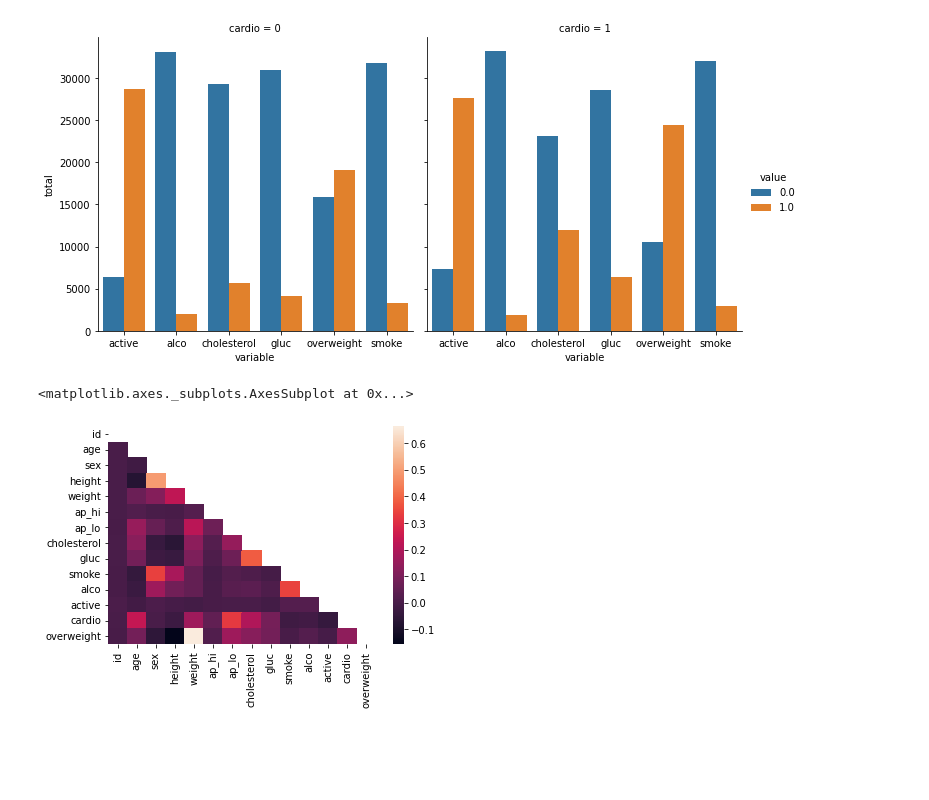
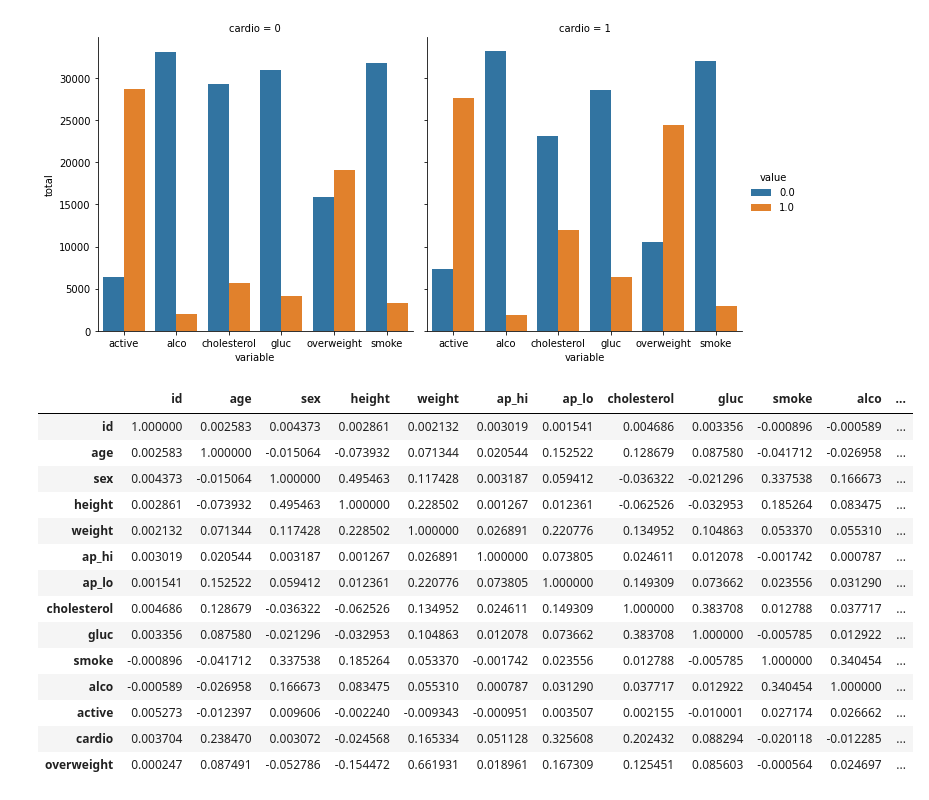
Before and after one commit to Batman2002/boilerplate-demographic-data-analyzer-2, a Jupyter notebook: boilerplate_medical_data_visualizer.ipynb, the cells around one changed output. Drawn from its saved outputs; the diff is of its cells as text; code cells hidden in the pictures; blank space fills up the shorter version.

```diff
--- a/boilerplate_medical_data_visualizer.ipynb
+++ b/boilerplate_medical_data_visualizer.ipynb
@@ -68,33 +68,50 @@ df2=pd.read_csv("medical_examination.csv")
 df3=pd.read_csv("medical_examination.csv")
 df4=pd.read_csv("medical_examination.csv")
 df3.loc[df3["cholesterol"]==1]=0
 df3.loc[df3["cholesterol"]>1]=1
 df4.loc[df4["gluc"]==1]=0
 df4.loc[df4["gluc"]>1]=1
 df["overweight"]=(df["weight"]/((df["height"]/100)**2))
 df.loc[df["overweight"]<=25]=0
 df.loc[df["overweight"]>25]=1
 df2["overweight"]=df["overweight"]
 df2["cholesterol"]=df3["cholesterol"]
 df2["gluc"]=df4["gluc"]
 s=(df2['ap_lo'] >= df2['ap_hi'])
 d=df2.loc[s]
 df2.drop(d.index,inplace=True)
 c=(df2['height'] <= df2['height'].quantile(0.025))
 a=(df2['height'] >= df2['height'].quantile(0.975))
 b=df2.loc[a]
 d=df2.loc[c]
 df2.drop(b.index,inplace=True)
 df2.drop(d.index,inplace=True)
 g=(df2['weight'] <= df2['weight'].quantile(0.025))
 f=(df2['weight'] >= df2['weight'].quantile(0.975))
 j=df2.loc[f]
 k=df2.loc[g]
 df2.drop(j.index,inplace=True)
 df2.drop(k.index,inplace=True)
 df2=df2.corr()
 mask = np.triu(np.ones_like(df2))
-sns.heatmap(df2,mask=mask)
+# df2=df2.round(decimals=2)
+# df2=df2.round(decimals=1)
+df2
+# fig,ax=plt.subplots()
+# ax.plot(data=sns.heatmap(df2,mask=mask,annot=True))
 # %% [output]
-<matplotlib.axes._subplots.AxesSubplot at 0x...>
-[figure, removed]
+|  | id | age | sex | height | weight | ap_hi | ap_lo | cholesterol | gluc | smoke | alco | ... |
+| id | 1.000000 | 0.002583 | 0.004373 | 0.002861 | 0.002132 | 0.003019 | 0.001541 | 0.004686 | 0.003356 | -0.000896 | -0.000589 | ... |
+| age | 0.002583 | 1.000000 | -0.015064 | -0.073932 | 0.071344 | 0.020544 | 0.152522 | 0.128679 | 0.087580 | -0.041712 | -0.026958 | ... |
+| sex | 0.004373 | -0.015064 | 1.000000 | 0.495463 | 0.117428 | 0.003187 | 0.059412 | -0.036322 | -0.021296 | 0.337538 | 0.166673 | ... |
+| height | 0.002861 | -0.073932 | 0.495463 | 1.000000 | 0.228502 | 0.001267 | 0.012361 | -0.062526 | -0.032953 | 0.185264 | 0.083475 | ... |
+| weight | 0.002132 | 0.071344 | 0.117428 | 0.228502 | 1.000000 | 0.026891 | 0.220776 | 0.134952 | 0.104863 | 0.053370 | 0.055310 | ... |
+| ap_hi | 0.003019 | 0.020544 | 0.003187 | 0.001267 | 0.026891 | 1.000000 | 0.073805 | 0.024611 | 0.012078 | -0.001742 | 0.000787 | ... |
+| ap_lo | 0.001541 | 0.152522 | 0.059412 | 0.012361 | 0.220776 | 0.073805 | 1.000000 | 0.149309 | 0.073662 | 0.023556 | 0.031290 | ... |
+| cholesterol | 0.004686 | 0.128679 | -0.036322 | -0.062526 | 0.134952 | 0.024611 | 0.149309 | 1.000000 | 0.383708 | 0.012788 | 0.037717 | ... |
+| gluc | 0.003356 | 0.087580 | -0.021296 | -0.032953 | 0.104863 | 0.012078 | 0.073662 | 0.383708 | 1.000000 | -0.005785 | 0.012922 | ... |
+| smoke | -0.000896 | -0.041712 | 0.337538 | 0.185264 | 0.053370 | -0.001742 | 0.023556 | 0.012788 | -0.005785 | 1.000000 | 0.340454 | ... |
+| alco | -0.000589 | -0.026958 | 0.166673 | 0.083475 | 0.055310 | 0.000787 | 0.031290 | 0.037717 | 0.012922 | 0.340454 | 1.000000 | ... |
+| active | 0.005273 | -0.012397 | 0.009606 | -0.002240 | -0.009343 | -0.000951 | 0.003507 | 0.002155 | -0.010001 | 0.027174 | 0.026662 | ... |
+| cardio | 0.003704 | 0.238470 | 0.003072 | -0.024568 | 0.165334 | 0.051128 | 0.325608 | 0.202432 | 0.088294 | -0.020118 | -0.012285 | ... |
+| overweight | 0.000247 | 0.087491 | -0.052786 | -0.154472 | 0.661931 | 0.018961 | 0.167309 | 0.125451 | 0.085603 | -0.000564 | 0.024697 | ... |
```
